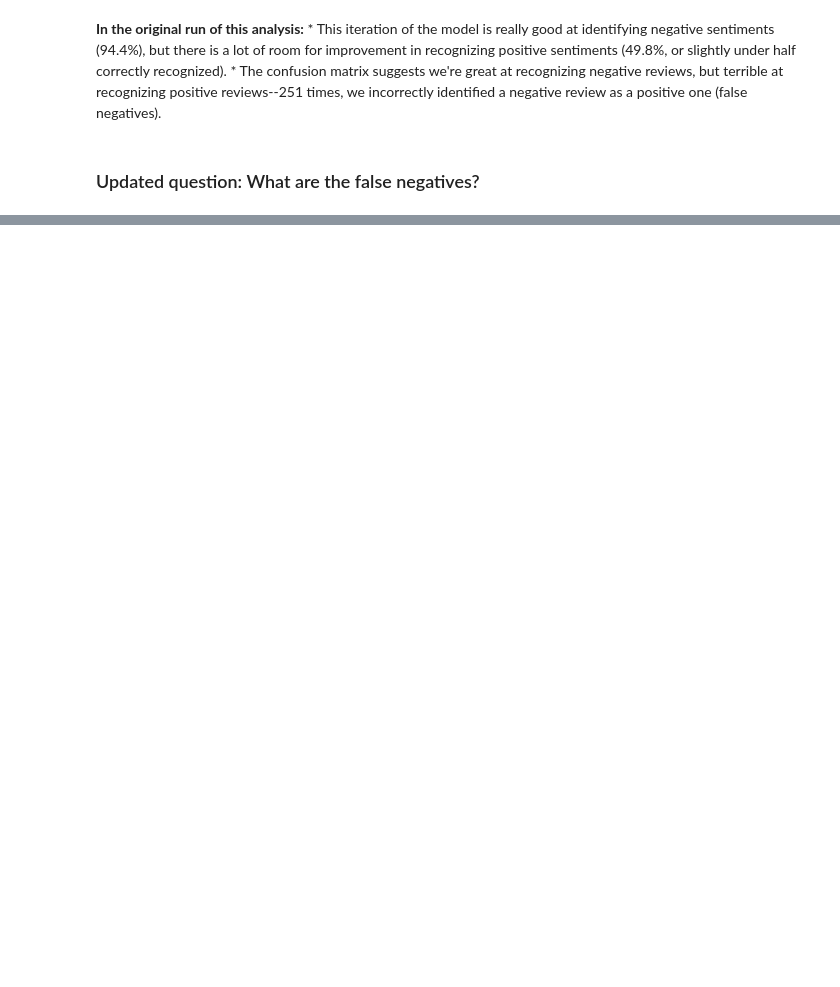
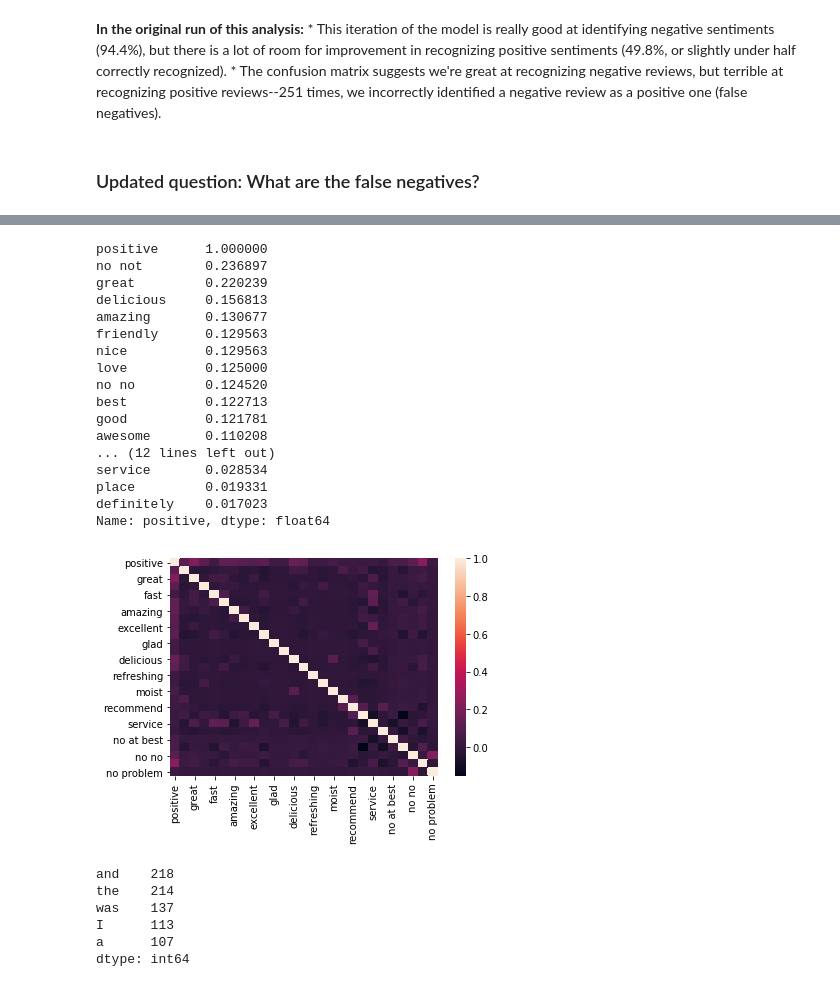
Before and after one commit to iamjeremybe/thinkful_data_science, a Jupyter notebook: Thinkful - Sentiment classifier evaluation challenge.ipynb, the cells around one changed output, grey strips where cells are left out. Saved outputs shown, nothing was run; the diff lists cells and outputs as text; code cells hidden in the pictures; blank space fills up the shorter version.

```diff
--- a/Thinkful - Sentiment classifier evaluation challenge.ipynb
+++ b/Thinkful - Sentiment classifier evaluation challenge.ipynb
@@ -65,10 +82,21 @@ def create_wordcloud(series,**kwargs):
     plt.imshow(wordcloud, interpolation='bilinear')
     plt.axis("off")
     plt.show()
+# %%
+# Perform the same basic steps to set up a dataframe, for a new iteration of the sentiment classifier
+def new_iteration(df,kw_dict):
+    df_new = df.copy(deep=True)
+# Transform the positive column to True/False
+    df_new['positive'] = (df_new['positive'] == 1)
+    build_keyword_variables(df_new,kw_dict)
+    return df_new
 # %% [markdown]
 ## My classifier from the previous challenge was trained to analyze Yelp reviews.
 
 I need to somehow create five different versions of this classifier now, and evaluate the differences between them?
 # %%
 yelp_df = pd.read_csv('yelp_labelled.txt',delimiter='\t',header=None,names=['sentiment','positive'])
+# Create a static copy we can refer to through each iteration.
+# deep=True means we're not just creating a shallow link to yelp_df.
+yelp_df_save = yelp_df.copy(deep=True)
 # %%
@@ -365,0 +309,3 @@ Beyond that, my process was largely iterative. I reviewed some records from the
+# %%
+# New copy of the raw df
+yelp_2_df = new_iteration(yelp_df_save,kw_dict)
@@ -365,0 +331,2 @@ Beyond that, my process was largely iterative. I reviewed some records from the
+# %%
+train_run_score_model(yelp_2_df,'positive',yelp_2_df[kw_dict.keys()])
@@ -365,0 +354,35 @@ Beyond that, my process was largely iterative. I reviewed some records from the
+# %%
+yelp2_corr = yelp_2_df.corr()
+sns.heatmap(yelp2_corr)
+yelp2_corr['positive'].sort_values(ascending=False)
+# %% [output]
+positive      1.000000
+no not        0.236897
+great         0.220239
+delicious     0.156813
+amazing       0.130677
+friendly      0.129563
+nice          0.129563
+love          0.125000
+no no         0.124520
+best          0.122713
+good          0.121781
+awesome       0.110208
+... (12 lines left out)
+service       0.028534
+place         0.019331
+definitely    0.017023
+Name: positive, dtype: float64
+[figure, added]
+# %%
+# Get a count of the most frequent words. My mentor made me aware of "stopwords", so I'm going to eliminate those
+# from the results and see what's left.
+yelp2_word_freq = yelp_2_df.loc[yelp_2_df['positive'] == True]['sentiment'].str.split(expand=True).stack().value_counts()
+yelp2_word_freq.head()
+# %% [output]
+and    218
+the    214
+was    137
+I      113
+a      107
+dtype: int64
```
Also changed, not shown: parts of 60 cells of this notebook.
